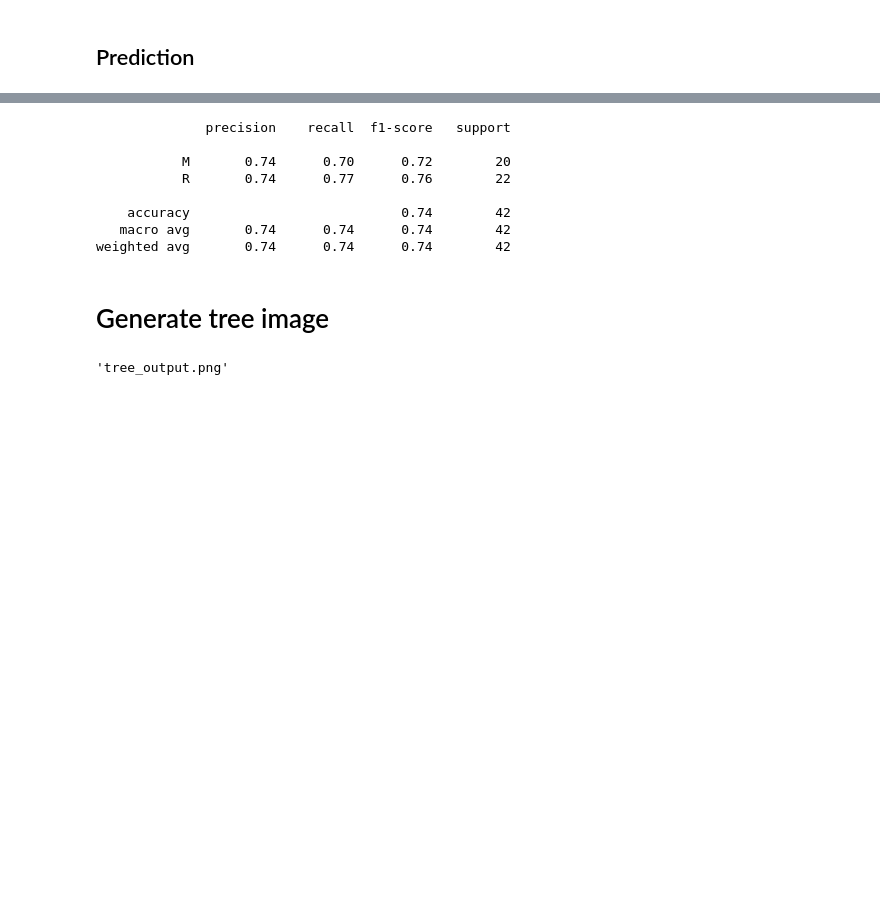
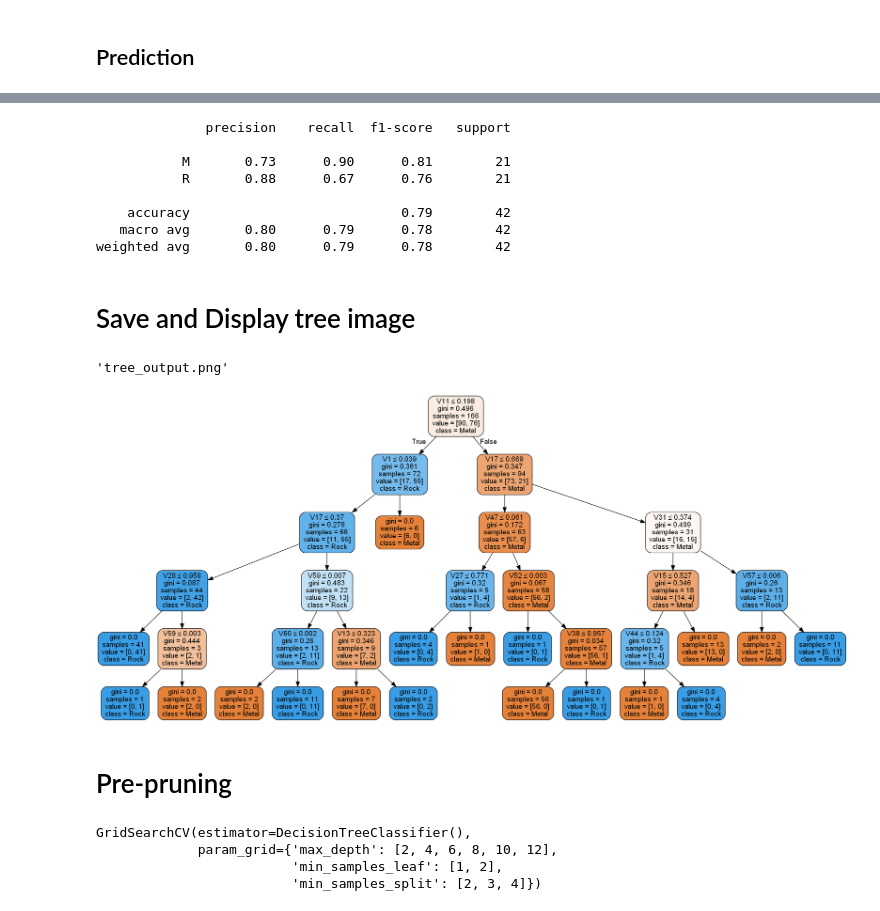
Before and after one commit to Josemvg/Data-Analytics, a Jupyter notebook: GMI/Cilinder-Classification/DecisionTree.ipynb, the cells around one changed output, grey strips where cells are left out. Cells and saved outputs as stored; diff of their text form; code cells hidden in the pictures; blank space fills up the shorter version.

Commit message:
CILINDERS - PrePruning, PostPruning, Skew

```diff
--- a/GMI/Cilinder-Classification/DecisionTree.ipynb
+++ b/GMI/Cilinder-Classification/DecisionTree.ipynb
@@ -188,16 +155,16 @@ Name: Class, dtype: object
 # %%
-print(classification_report(y_test, y_pred))
+print(classification_report(y_test, y_test_pred))
 # %% [output]
               precision    recall  f1-score   support
 
-           M       0.74      0.70      0.72        20
-           R       0.74      0.77      0.76        22
+           M       0.73      0.90      0.81        21
+           R       0.88      0.67      0.76        21
 
-    accuracy                           0.74        42
-   macro avg       0.74      0.74      0.74        42
-weighted avg       0.74      0.74      0.74        42
+    accuracy                           0.79        42
+   macro avg       0.80      0.79      0.78        42
+weighted avg       0.80      0.79      0.78        42
 # %% [markdown]
-# Generate tree image
+# Save and Display tree image
 # %%
 dot_data = t.export_graphviz(tree, out_file = None,
                             feature_names = X_test.columns,
@@ -211,3 +178,10 @@ graph = graphviz.Source(dot_data, filename = "tree_output", format = "png")
 graph.render()
 # %% [output]
 'tree_output.png'
+# %%
+from IPython.core.display import Image, display
+display(Image(filename='tree_output.png', width = 1200, height = 680))
+# %% [output]
+[figure, added]
+# %% [markdown]
+# Pre-pruning
@@ -213,0 +194,10 @@ graph.render()
+# %%
+tree = DecisionTreeClassifier()
+gcv = GridSearchCV(estimator=tree,param_grid=params)
+gcv.fit(X_train, y_train)
+gcv
+# %% [output]
+GridSearchCV(estimator=DecisionTreeClassifier(),
+             param_grid={'max_depth': [2, 4, 6, 8, 10, 12],
+                         'min_samples_leaf': [1, 2],
+                         'min_samples_split': [2, 3, 4]})
```
Also changed, not shown: parts of 41 cells of this notebook, 2 other files.
